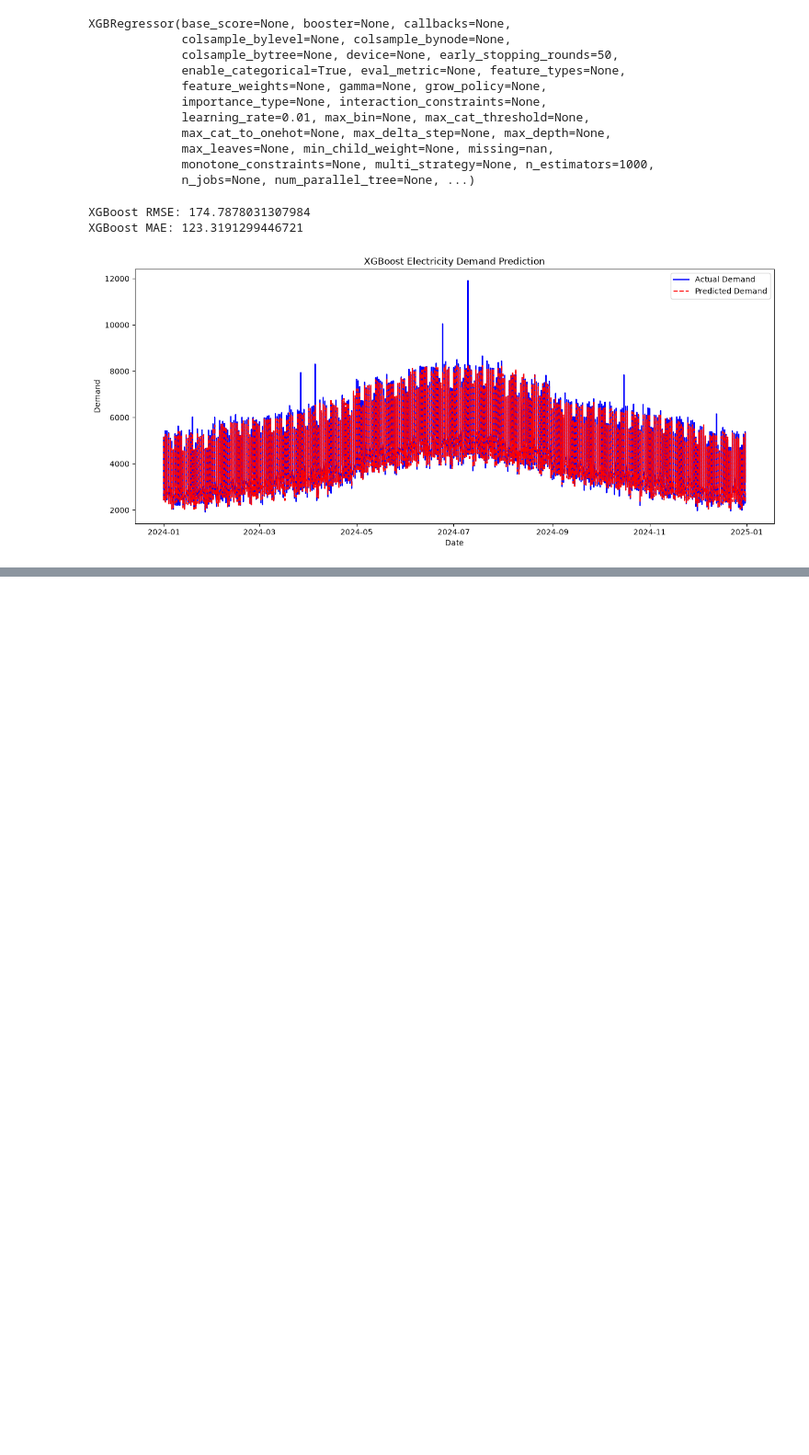
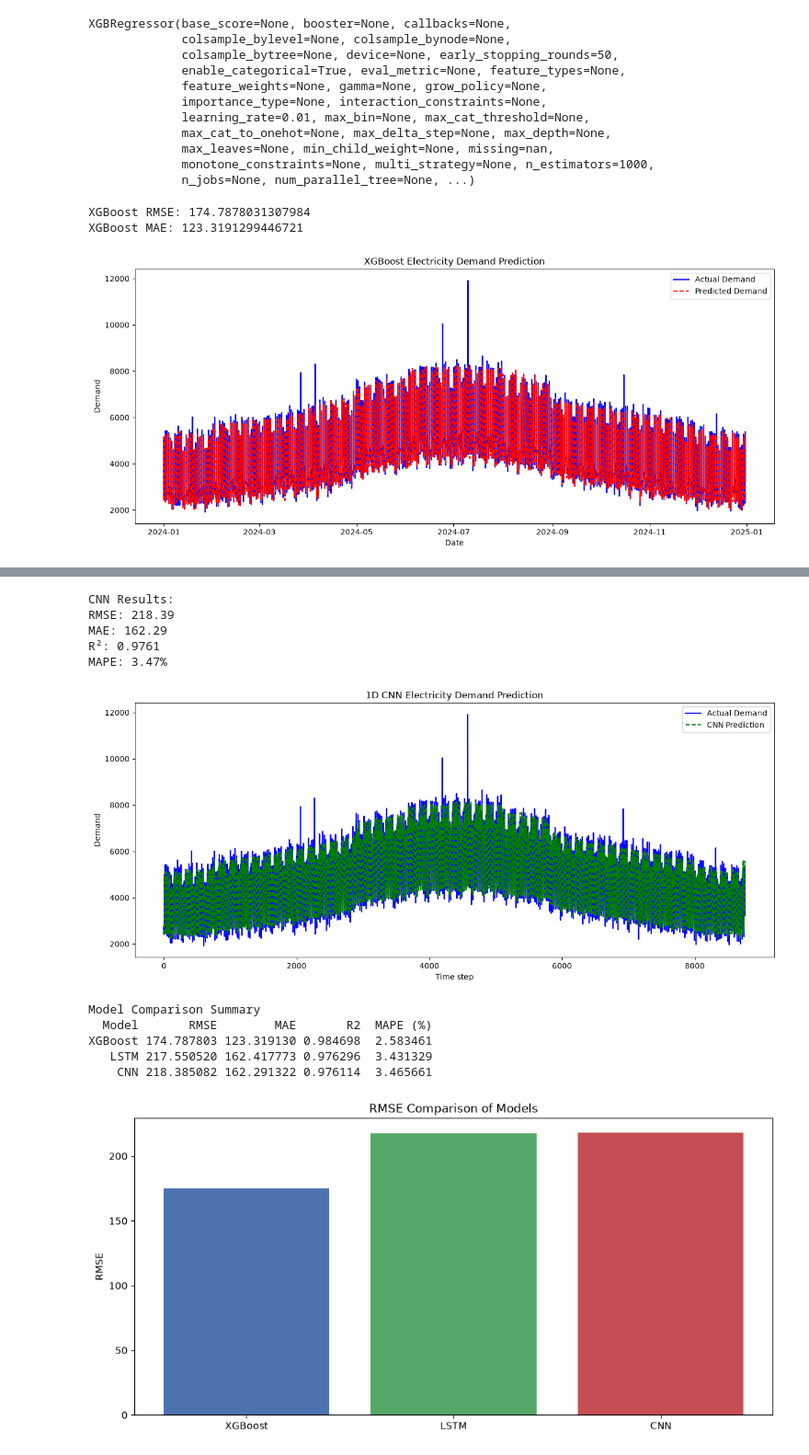
Before and after one commit to NahinM/CSE427-ElectricityConsumptionForecasting, a Jupyter notebook: src/cse427_project/project.ipynb, the cells around one changed output, grey strips where cells are left out. Shown at 92% size. Drawn from its saved outputs; the diff is of its cells as text; code cells hidden in the pictures; blank space fills up the shorter version.

```diff
--- a/src/cse427_project/project.ipynb
+++ b/src/cse427_project/project.ipynb
@@ -219,0 +438,77 @@ plt.show()
+# %%
+# Predict on test set
+cnn_pred_scaled = cnn_model.predict(X_test_seq, verbose=0)
+cnn_pred = scaler_y.inverse_transform(cnn_pred_scaled)
+cnn_actual = scaler_y.inverse_transform(y_test_seq)
+
+# Evaluate
+rmse_cnn = np.sqrt(mean_squared_error(cnn_actual, cnn_pred))
+mae_cnn = mean_absolute_error(cnn_actual, cnn_pred)
+r2_cnn = r2_score(cnn_actual, cnn_pred)
+mape_cnn = np.mean(np.abs((cnn_actual - cnn_pred) / cnn_actual)) * 100
+
+print('CNN Results:')
+print(f'RMSE: {rmse_cnn:.2f}')
+print(f'MAE: {mae_cnn:.2f}')
+print(f'R²: {r2_cnn:.4f}')
+print(f'MAPE: {mape_cnn:.2f}%')
+
+plt.figure(figsize=(15, 6))
+plt.plot(cnn_actual, label='Actual Demand', color='blue')
+plt.plot(cnn_pred, label='CNN Prediction', color='green', linestyle='--')
+plt.title('1D CNN Electricity Demand Prediction')
+plt.xlabel('Time step')
+plt.ylabel('Demand')
+plt.legend()
+plt.show()
+
+# Final comparison summary table for XGBoost, LSTM, and CNN
+results = {
+    'Model': ['XGBoost', 'LSTM', 'CNN'],
+    'RMSE': [
+        float(np.sqrt(mean_squared_error(Y_test, predictions_xgb))),
+        float(np.sqrt(mean_squared_error(y_test_actual, y_pred))),
+        float(np.sqrt(mean_squared_error(cnn_actual, cnn_pred)))
+    ],
+    'MAE': [
+        float(mean_absolute_error(Y_test, predictions_xgb)),
+        float(mean_absolute_error(y_test_actual, y_pred)),
+        float(mean_absolute_error(cnn_actual, cnn_pred))
+    ],
+    'R2': [
+        float(r2_score(Y_test, predictions_xgb)),
+        float(r2_score(y_test_actual, y_pred)),
+        float(r2_score(cnn_actual, cnn_pred))
+    ],
+    'MAPE (%)': [
+        float(np.mean(np.abs((Y_test - predictions_xgb) / Y_test)) * 100),
+        float(np.mean(np.abs((y_test_actual - y_pred) / y_test_actual)) * 100),
+        float(np.mean(np.abs((cnn_actual - cnn_pred) / cnn_actual)) * 100)
+    ]
+}
+
+comparison_df = pd.DataFrame(results)
+print('\nModel Comparison Summary')
+print(comparison_df.sort_values('RMSE').reset_index(drop=True).to_string(index=False))
+
+# Optional: bar chart for RMSE comparison
+plt.figure(figsize=(10, 5))
+plt.bar(comparison_df['Model'], comparison_df['RMSE'], color=['#4C72B0', '#55A868', '#C44E52'])
+plt.title('RMSE Comparison of Models')
+plt.ylabel('RMSE')
+plt.xticks(rotation=0)
+plt.tight_layout()
+plt.show()
+# %% [output]
+CNN Results:
+RMSE: 218.39
+MAE: 162.29
+R²: 0.9761
+MAPE: 3.47%
+[figure, added]
+Model Comparison Summary
+  Model       RMSE        MAE       R2  MAPE (%)
+XGBoost 174.787803 123.319130 0.984698  2.583461
+   LSTM 217.550520 162.417773 0.976296  3.431329
+    CNN 218.385082 162.291322 0.976114  3.465661
+[figure, added]
```
Also changed, not shown: parts of 8 cells of this notebook, 3 other files.
